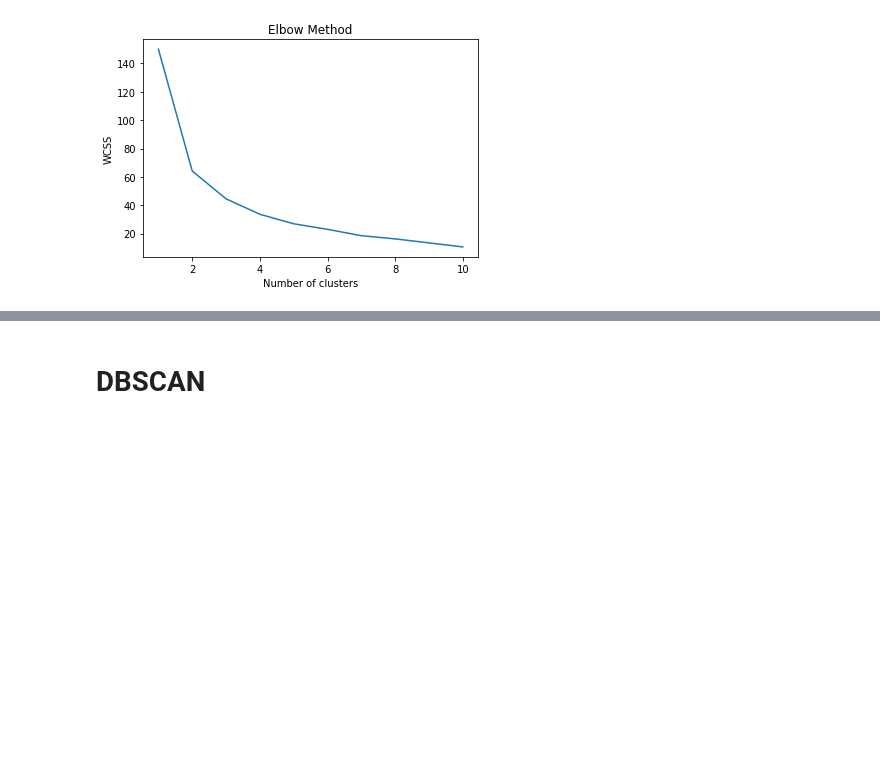
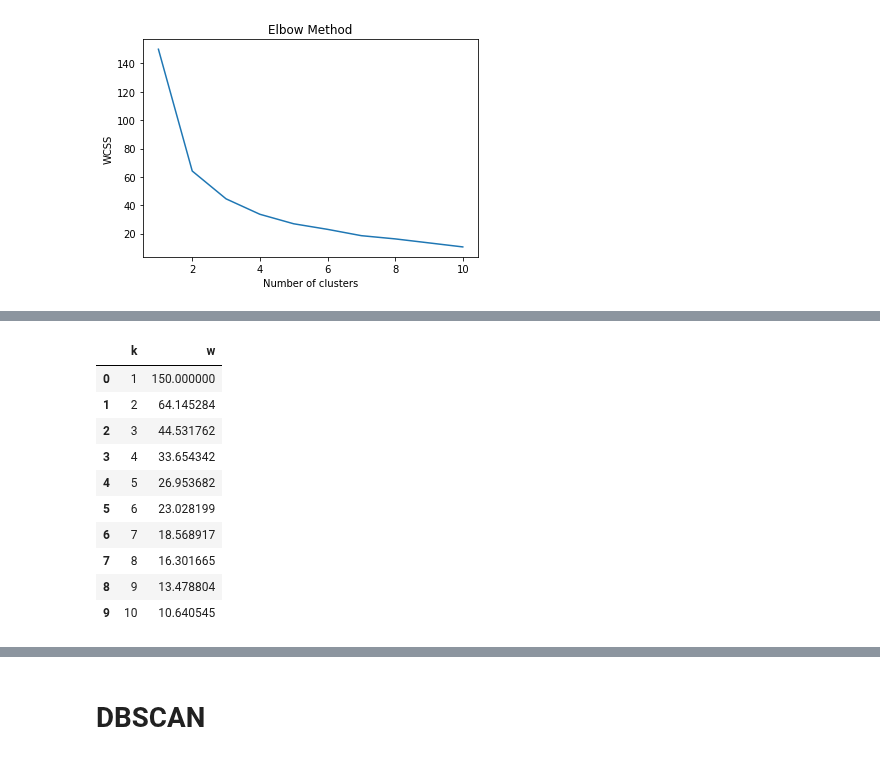
Before and after one commit to manasik29/Clustering-on-Universities-data-to-make-clusters-of-similar-universities, a Jupyter notebook: Clustering.ipynb, the cells around one changed output, grey strips where cells are left out. Saved outputs shown, nothing was run; the diff lists cells and outputs as text; code cells hidden in the pictures; blank space fills up the shorter version.

```diff
--- a/Clustering.ipynb
+++ b/Clustering.ipynb
@@ -284,0 +298,17 @@ plt.show()
+# %%
+w = pd.DataFrame({"k":[1,2,3,4,5,6,7,8,9,10], "w":[150.0,64.1452839501027,44.531761731450956,33.654341806512235,26.9536816278831,23.028199078329926,18.56891703085987,
+ 16.301664640974554,13.47880438976081,10.640545447539141]})
+# %%
+w
+# %% [output]
+|  | k | w |
+| 0 | 1 | 150.000000 |
+| 1 | 2 | 64.145284 |
+| 2 | 3 | 44.531762 |
+| 3 | 4 | 33.654342 |
+| 4 | 5 | 26.953682 |
+| 5 | 6 | 23.028199 |
+| 6 | 7 | 18.568917 |
+| 7 | 8 | 16.301665 |
+| 8 | 9 | 13.478804 |
+| 9 | 10 | 10.640545 |
```
Also changed, not shown: parts of 7 cells of this notebook.
